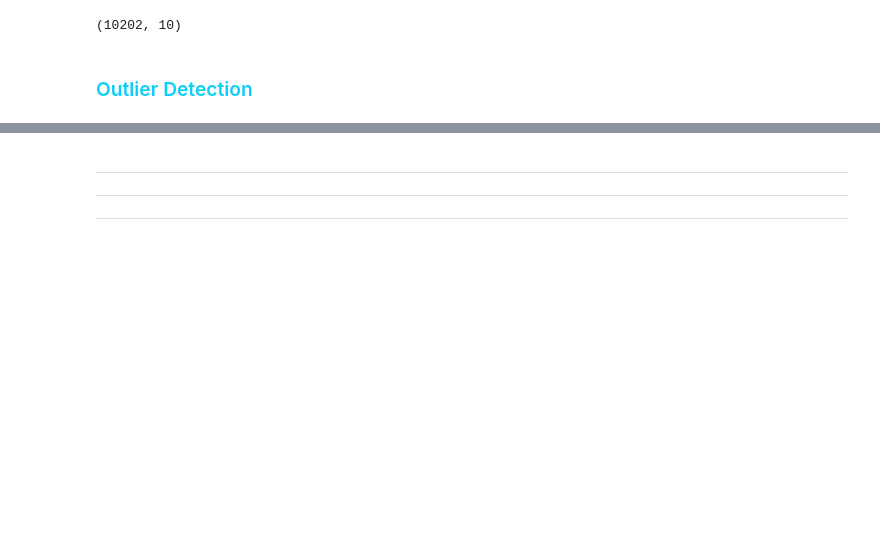
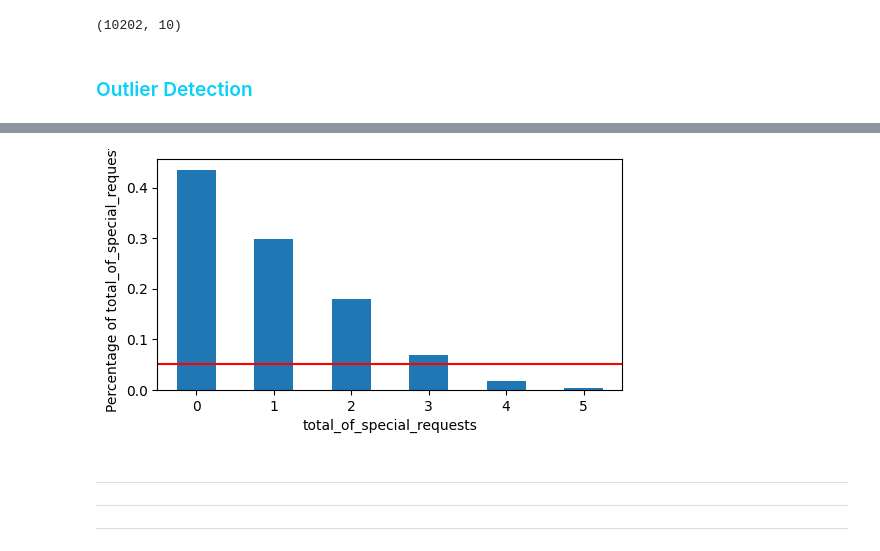
Before and after one commit to fnkhairudin/Hotel-Booking-Demand, a Jupyter notebook: notebooks/1.0-fnk-hotel-classification.ipynb, the cells around one changed output, grey strips where cells are left out. Drawn from its saved outputs; the diff is of its cells as text; code cells hidden in the pictures; blank space fills up the shorter version.

Commit message:
rare values analysis

```diff
--- a/notebooks/1.0-fnk-hotel-classification.ipynb
+++ b/notebooks/1.0-fnk-hotel-classification.ipynb
@@ -473,3 +527,15 @@ fig.show();
+# %%
+temp_df = pd.Series(data['total_of_special_requests'].value_counts() / len(data))
+
+plt.figure(figsize=(6, 3))
+fig = temp_df.sort_values(ascending=False).plot.bar(rot=0)
+fig.set_xlabel('total_of_special_requests')
+
+fig.axhline(y=0.05, color='red')
+fig.set_ylabel('Percentage of total_of_special_requests')
+plt.show()
+# %% [output]
+[figure, added]
 # %% [markdown]
 ------
 -----
```
Also changed, not shown: parts of 10 cells of this notebook.
